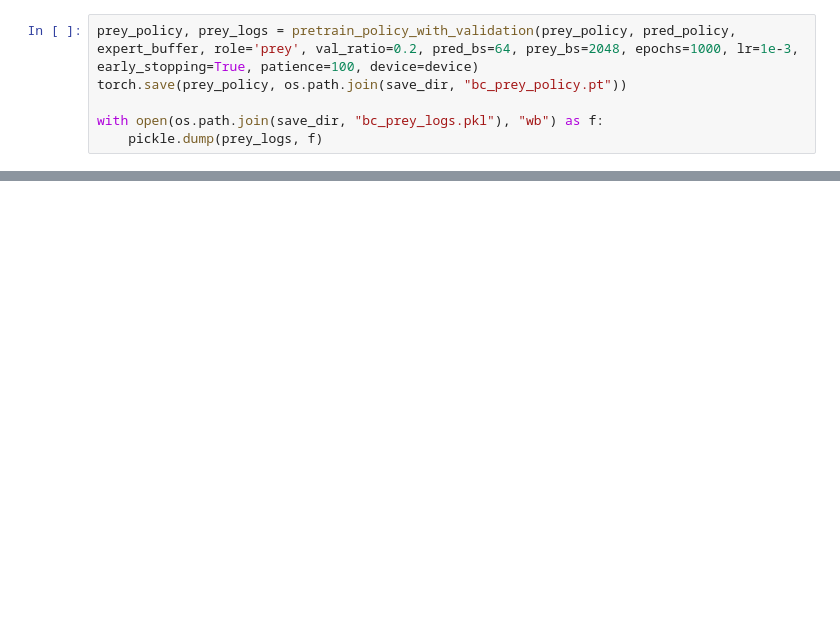
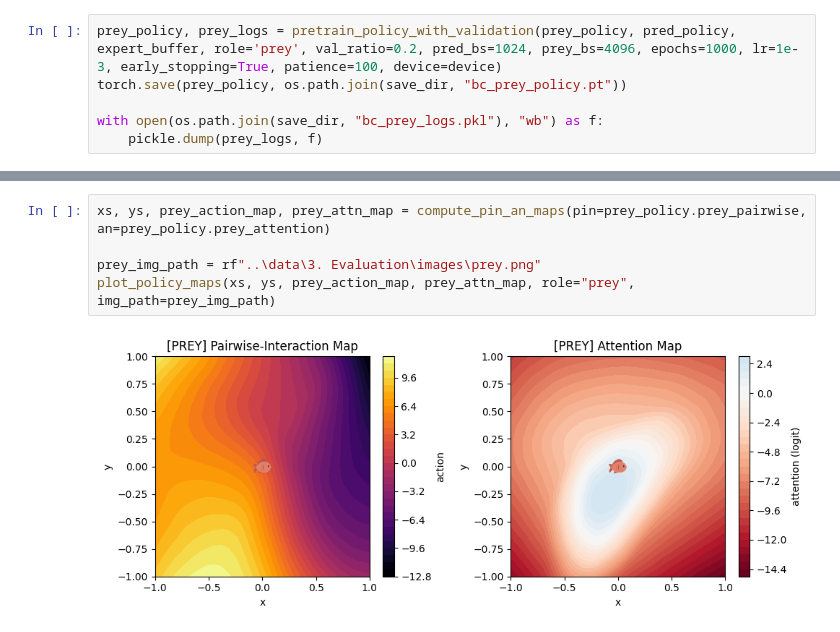
Before and after one commit to wirthy21/Master-Thesis, a Jupyter notebook: notebooks/2.2 BC training.ipynb, the cells around one changed output, grey strips where cells are left out. Drawn from its saved outputs; the diff is of its cells as text; blank space fills up the shorter version.

```diff
--- a/notebooks/2.2 BC training.ipynb
+++ b/notebooks/2.2 BC training.ipynb
@@ -90,5 +90,5 @@ with open(os.path.join(save_dir, "bc_pred_logs.pkl"), "wb") as f:
 # %%
-prey_policy, prey_logs = pretrain_policy_with_validation(prey_policy, pred_policy, expert_buffer, role='prey', val_ratio=0.2, pred_bs=64, prey_bs=2048, epochs=1000, lr=1e-3, early_stopping=True, patience=100, device=device)
+prey_policy, prey_logs = pretrain_policy_with_validation(prey_policy, pred_policy, expert_buffer, role='prey', val_ratio=0.2, pred_bs=1024, prey_bs=4096, epochs=1000, lr=1e-3, early_stopping=True, patience=100, device=device)
 torch.save(prey_policy, os.path.join(save_dir, "bc_prey_policy.pt"))
 
 with open(os.path.join(save_dir, "bc_prey_logs.pkl"), "wb") as f:
@@ -122,0 +122,7 @@ FileNotFoundError: No such file or directory: 'c:\Users\janni\anaconda3\envs\tes
+# %%
+xs, ys, prey_action_map, prey_attn_map = compute_pin_an_maps(pin=prey_policy.prey_pairwise, an=prey_policy.prey_attention)
+
+prey_img_path = rf"..\data\3. Evaluation\images\prey.png"
+plot_policy_maps(xs, ys, prey_action_map, prey_attn_map, role="prey", img_path=prey_img_path)
+# %% [output]
+[figure, added]
```
Also changed, not shown: parts of 11 cells of this notebook, 6 other files.
